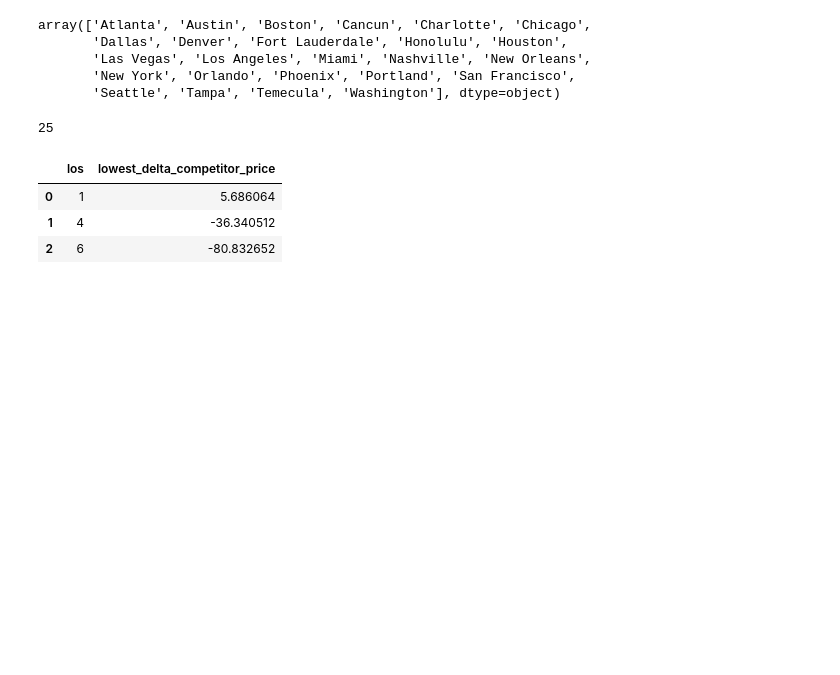
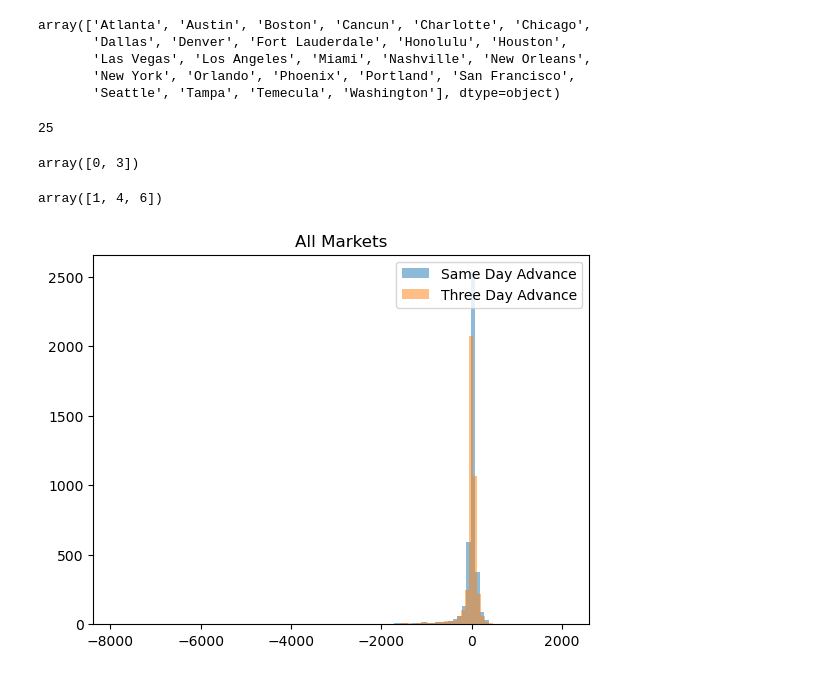
Before and after one commit to borischu/Hopper-Product-Analyst-Assignment, a Jupyter notebook: Hopper Product Analyst Assignment.ipynb, the cells around one changed output. Drawn from its saved outputs; the diff is of its cells as text; code cells hidden in the pictures; blank space fills up the shorter version.

```diff
--- a/Hopper Product Analyst Assignment.ipynb
+++ b/Hopper Product Analyst Assignment.ipynb
@@ -36,8 +37,7 @@ df[['competitor_1','competitor_2', 'competitor_3', 'competitor_4']] = \
 df[['competitor_1','competitor_2', 'competitor_3', 'competitor_4']].astype(int)
 df['lowest_competitor_price'] = df[['competitor_1','competitor_2', 'competitor_3', 'competitor_4']].min(axis=1)
 df['highest_competitor_price'] = df[['competitor_1','competitor_2', 'competitor_3', 'competitor_4']].max(axis=1)
-df['lowest_delta_competitor_price'] =  df['lowest_competitor_price'] - df['hopper_price']
-df['highest_delta_competitor_price'] = df['highest_competitor_price'] - df['hopper_price']
+df['competitive_margin'] =  df['lowest_competitor_price'] - df['hopper_price']
 # %%
 df.head(5)
 # %% [output]
@@ -59,10 +59,21 @@ array(['Atlanta', 'Austin', 'Boston', 'Cancun', 'Charlotte', 'Chicago',
 len(df['market'].unique())
 # %% [output]
 25
-# %%
-df.groupby(['los'])[['lowest_delta_competitor_price']].mean().reset_index().head(75)
-# %% [output]
-|  | los | lowest_delta_competitor_price |
-| 0 | 1 | 5.686064 |
-| 1 | 4 | -36.340512 |
-| 2 | 6 | -80.832652 |
+# %%
+df['advance'].unique()
+# %% [output]
+array([0, 3])
+# %%
+df['los'].unique()
+# %% [output]
+array([1, 4, 6])
+# %%
+same_day_advance = df[df['advance']==0]
+three_day_advance = df[df['advance']==3]
+plt.hist(same_day_advance['competitive_margin'], bins=100, alpha=0.5, label='Same Day Advance')
+plt.hist(three_day_advance['competitive_margin'], bins=100, alpha=0.5, label='Three Day Advance')
+plt.legend(loc='upper right')
+plt.title('All Markets')
+plt.show()
+# %% [output]
+[figure, added]
```
Also changed, not shown: parts of 4 cells of this notebook.
